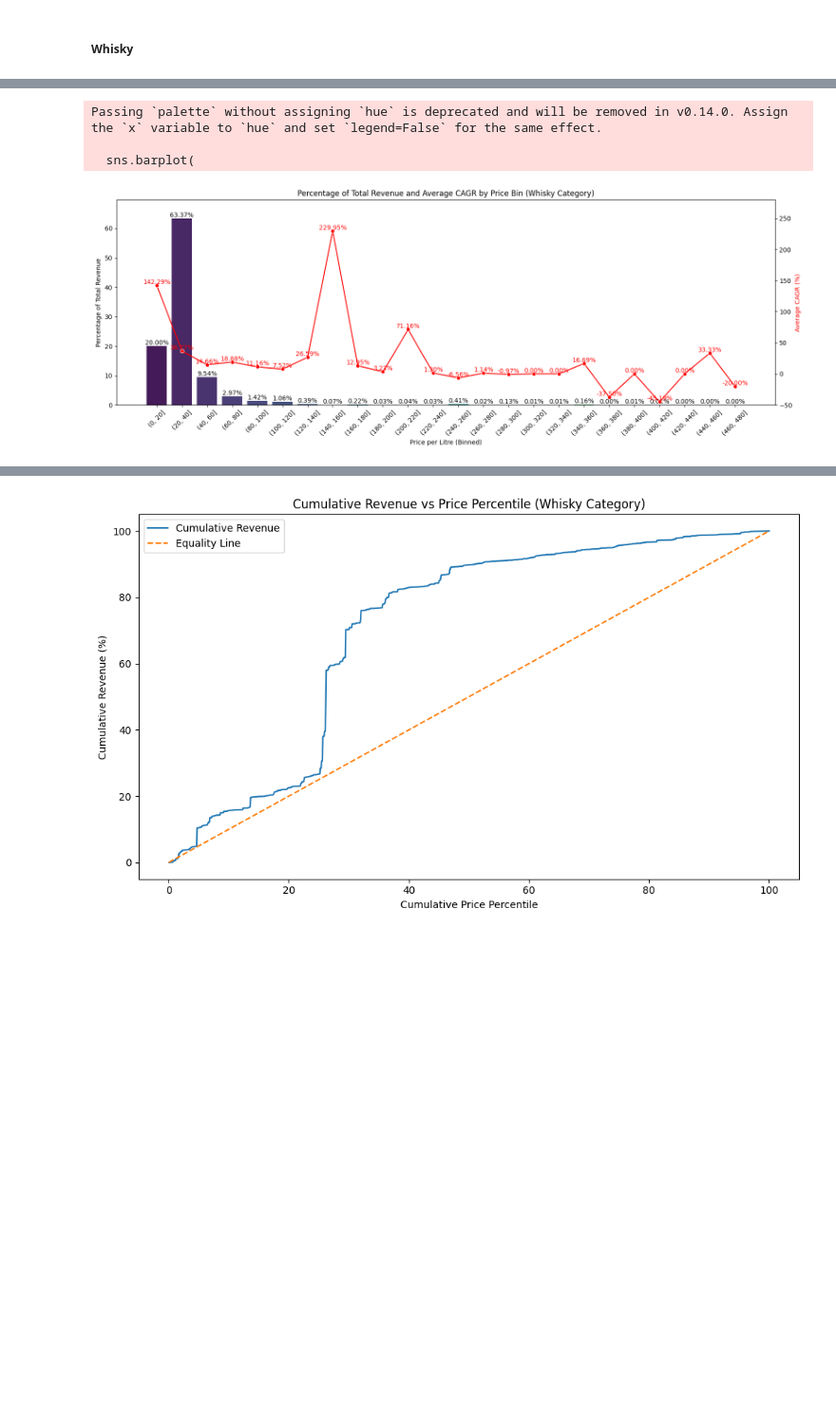
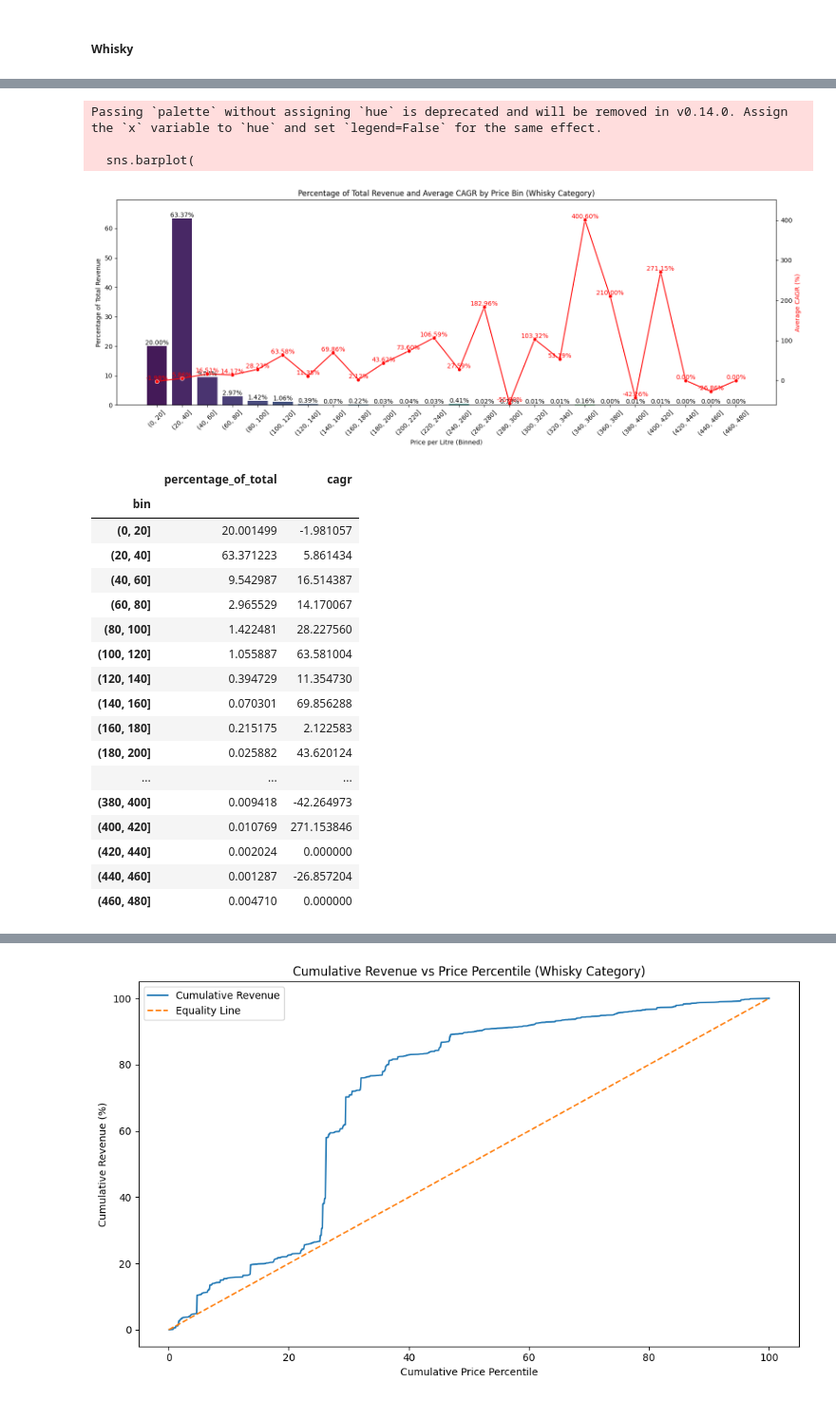
Before and after one commit to Nassim814/sales_iowa_analysis, a Jupyter notebook: 01_data_exploration.ipynb, the cells around one changed output, grey strips where cells are left out. Shown at 95% size. Cells and saved outputs as stored; diff of their text form; code cells hidden in the pictures; blank space fills up the shorter version.

```diff
--- a/01_data_exploration.ipynb
+++ b/01_data_exploration.ipynb
@@ -1655,0 +1319,30 @@ np.float64(99.90996711702634)
+# %%
+#calculate cagr per price bin
+cagr_per_bin= whisky.loc[:,["bin",2018,2019,2020,2021]].reset_index().drop(columns=["category_name","item_description"]).groupby("bin").sum()
+
+
+# Define a function to calculate CAGR
+def calculate_cagr(row):
+
+    # Identify the first non-zero and non-null value
+    start_year = row[row > 0].first_valid_index()
+    end_year = 2021
+
+    # If there's a valid start year, at least 2 years of revenue and the end year value is also valid
+
+    if start_year and row[end_year] >0 and len(row[row > 0])>1:
+        start_value = row[start_year]
+        end_value = row[end_year]
+        n_periods = end_year - start_year
+
+        # Calculate CAGR
+        cagr = ((end_value / start_value) ** (1 / n_periods) - 1) * 100
+        return cagr
+    else:
+        return np.nan
+
+
+# Apply the CAGR calculation row-wise
+cagr_per_bin['cagr'] = cagr_per_bin.apply(calculate_cagr, axis=1).fillna(0)
+cagr_per_bin = cagr_per_bin.reset_index().loc[:,["bin","cagr"]]
+cagr_per_bin
@@ -1665,9 +1376,6 @@ revenue_distribution = whisky.groupby("bin")["tot_revenue_vendors"].sum().reset_
 total_revenue = whisky["tot_revenue_vendors"].sum()
 revenue_distribution["percentage_of_total"] = (revenue_distribution["tot_revenue_vendors"] / total_revenue) * 100
 
-# Calculate the average CAGR for each price bin
-average_cagr_per_bin = whisky.groupby("bin")["cagr"].mean().reset_index()
-#whisky.loc[:,["bin","cagr"]]
 
 # Create a plot with dual y-axes
 fig, ax1 = plt.subplots(figsize=(16, 6))
@@ -1680,35 +1388,54 @@ sns.barplot(
     ax=ax1
 )
 ax1.set_xlabel("Price per Litre (Binned)")
 ax1.set_ylabel("Percentage of Total Revenue", color="black")
 ax1.set_ylim(0, max(revenue_distribution["percentage_of_total"]) * 1.1)  # Scale y-axis for better visibility
 ax1.set_title("Percentage of Total Revenue and Average CAGR by Price Bin (Whisky Category)")
 ax1.tick_params(axis='x', rotation=45)
 
 # Add data labels for each bar
 for index, row in revenue_distribution.iterrows():
     ax1.text(index, row["percentage_of_total"], f'{row["percentage_of_total"]:.2f}%', ha="center", va="bottom", fontsize=10)
 
 # Create a secondary y-axis for the line plot of average CAGR
 ax2 = ax1.twinx()
 sns.lineplot(
-    x=average_cagr_per_bin["bin"].astype(str),
-    y=average_cagr_per_bin["cagr"],
+    x=cagr_per_bin["bin"].astype(str),
+    y=cagr_per_bin["cagr"],
     color="red",
     marker="o",
     ax=ax2
 )
 ax2.set_ylabel("Average CAGR (%)", color="red")
-ax2.set_ylim(average_cagr_per_bin["cagr"].min() - 5, average_cagr_per_bin["cagr"].max() + 50)  # Set limits for clarity
+ax2.set_ylim(cagr_per_bin["cagr"].min() - 5, cagr_per_bin["cagr"].max() + 50)  # Set limits for clarity
 
 # Add data labels for the line plot points
-for index, row in average_cagr_per_bin.iterrows():
+for index, row in cagr_per_bin.iterrows():
     ax2.text(index, row["cagr"], f'{row["cagr"]:.2f}%', color="red", ha="center", va="bottom", fontsize=10)
 
 plt.tight_layout()
 plt.show()
+revenue_distribution.loc[:,["bin","percentage_of_total"]].set_index("bin").join(cagr_per_bin.set_index("bin"))
 # %% [output]
 Passing `palette` without assigning `hue` is deprecated and will be removed in v0.14.0. Assign the `x` variable to `hue` and set `legend=False` for the same effect.
 
   sns.barplot(
-[figure, old version]
+[figure, new version]
+|  | percentage_of_total | cagr |
+| bin |  |  |
+| (0, 20] | 20.001499 | -1.981057 |
+| (20, 40] | 63.371223 | 5.861434 |
+| (40, 60] | 9.542987 | 16.514387 |
+| (60, 80] | 2.965529 | 14.170067 |
+| (80, 100] | 1.422481 | 28.227560 |
+| (100, 120] | 1.055887 | 63.581004 |
+| (120, 140] | 0.394729 | 11.354730 |
+| (140, 160] | 0.070301 | 69.856288 |
+| (160, 180] | 0.215175 | 2.122583 |
+| (180, 200] | 0.025882 | 43.620124 |
+| ... | ... | ... |
+| (380, 400] | 0.009418 | -42.264973 |
+| (400, 420] | 0.010769 | 271.153846 |
+| (420, 440] | 0.002024 | 0.000000 |
+| (440, 460] | 0.001287 | -26.857204 |
+| (460, 480] | 0.004710 | 0.000000 |
```
Also changed, not shown: parts of 24 cells of this notebook.
